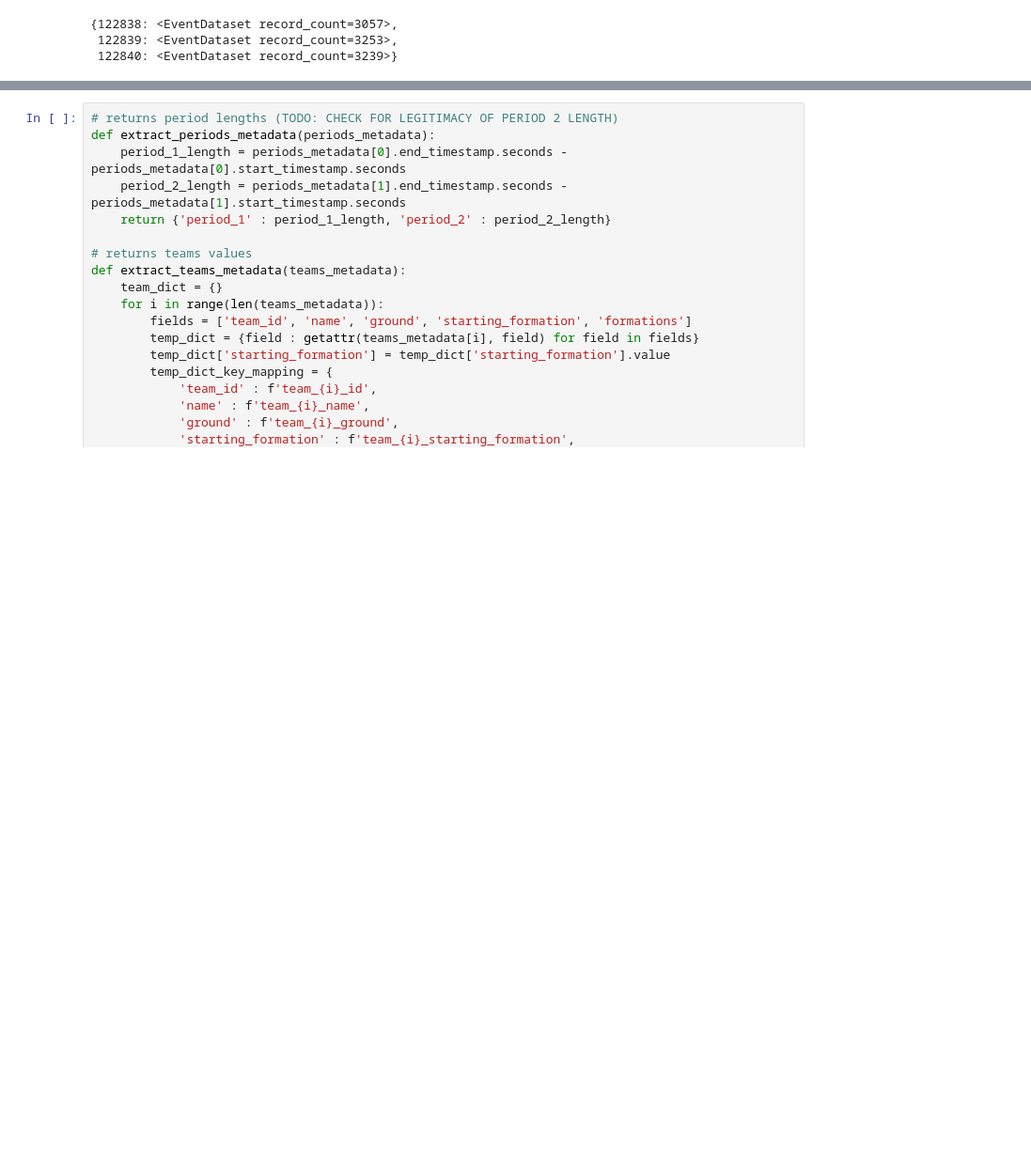
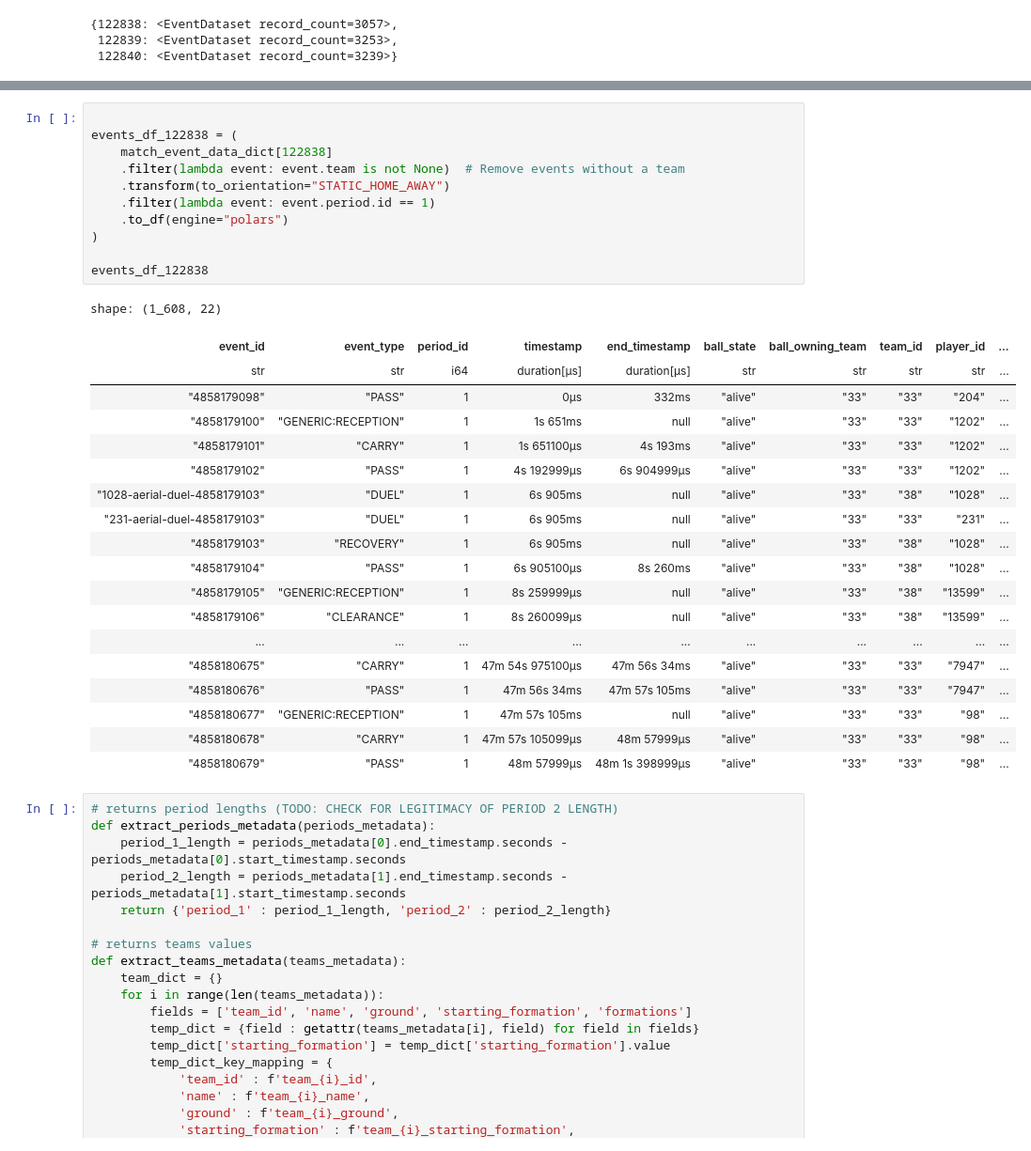
Before and after one commit to CodeMateo15/BiggsMarino_Hackathon2026, a Jupyter notebook: Soccer_Lineup.ipynb, the cells around one changed output, grey strips where cells are left out. Shown at 94% size. Cells and saved outputs as stored; diff of their text form; blank space fills up the shorter version.

```diff
--- a/Soccer_Lineup.ipynb
+++ b/Soccer_Lineup.ipynb
@@ -331,3 +447,34 @@ shape: (1_608, 22)
+# %%
+
+events_df_122838 = (
+    match_event_data_dict[122838]
+    .filter(lambda event: event.team is not None)  # Remove events without a team
+    .transform(to_orientation="STATIC_HOME_AWAY")
+    .filter(lambda event: event.period.id == 1)
+    .to_df(engine="polars")
+)
+
+events_df_122838
+# %% [output]
+shape: (1_608, 22)
+| event_id | event_type | period_id | timestamp | end_timestamp | ball_state | ball_owning_team | team_id | player_id | ... |
+| str | str | i64 | duration[μs] | duration[μs] | str | str | str | str | ... |
+| "4858179098" | "PASS" | 1 | 0µs | 332ms | "alive" | "33" | "33" | "204" | ... |
+| "4858179100" | "GENERIC:RECEPTION" | 1 | 1s 651ms | null | "alive" | "33" | "33" | "1202" | ... |
+| "4858179101" | "CARRY" | 1 | 1s 651100µs | 4s 193ms | "alive" | "33" | "33" | "1202" | ... |
+| "4858179102" | "PASS" | 1 | 4s 192999µs | 6s 904999µs | "alive" | "33" | "33" | "1202" | ... |
+| "1028-aerial-duel-4858179103" | "DUEL" | 1 | 6s 905ms | null | "alive" | "33" | "38" | "1028" | ... |
+| "231-aerial-duel-4858179103" | "DUEL" | 1 | 6s 905ms | null | "alive" | "33" | "33" | "231" | ... |
+| "4858179103" | "RECOVERY" | 1 | 6s 905ms | null | "alive" | "33" | "38" | "1028" | ... |
+| "4858179104" | "PASS" | 1 | 6s 905100µs | 8s 260ms | "alive" | "33" | "38" | "1028" | ... |
+| "4858179105" | "GENERIC:RECEPTION" | 1 | 8s 259999µs | null | "alive" | "33" | "38" | "13599" | ... |
+| "4858179106" | "CLEARANCE" | 1 | 8s 260099µs | null | "alive" | "33" | "38" | "13599" | ... |
+| ... | ... | ... | ... | ... | ... | ... | ... | ... | ... |
+| "4858180675" | "CARRY" | 1 | 47m 54s 975100µs | 47m 56s 34ms | "alive" | "33" | "33" | "7947" | ... |
+| "4858180676" | "PASS" | 1 | 47m 56s 34ms | 47m 57s 105ms | "alive" | "33" | "33" | "7947" | ... |
+| "4858180677" | "GENERIC:RECEPTION" | 1 | 47m 57s 105ms | null | "alive" | "33" | "33" | "98" | ... |
+| "4858180678" | "CARRY" | 1 | 47m 57s 105099µs | 48m 57999µs | "alive" | "33" | "33" | "98" | ... |
+| "4858180679" | "PASS" | 1 | 48m 57999µs | 48m 1s 398999µs | "alive" | "33" | "33" | "98" | ... |
 # %%
 # returns period lengths (TODO: CHECK FOR LEGITIMACY OF PERIOD 2 LENGTH)
 def extract_periods_metadata(periods_metadata):
```
Also changed, not shown: parts of 29 cells of this notebook, 1 other file.
